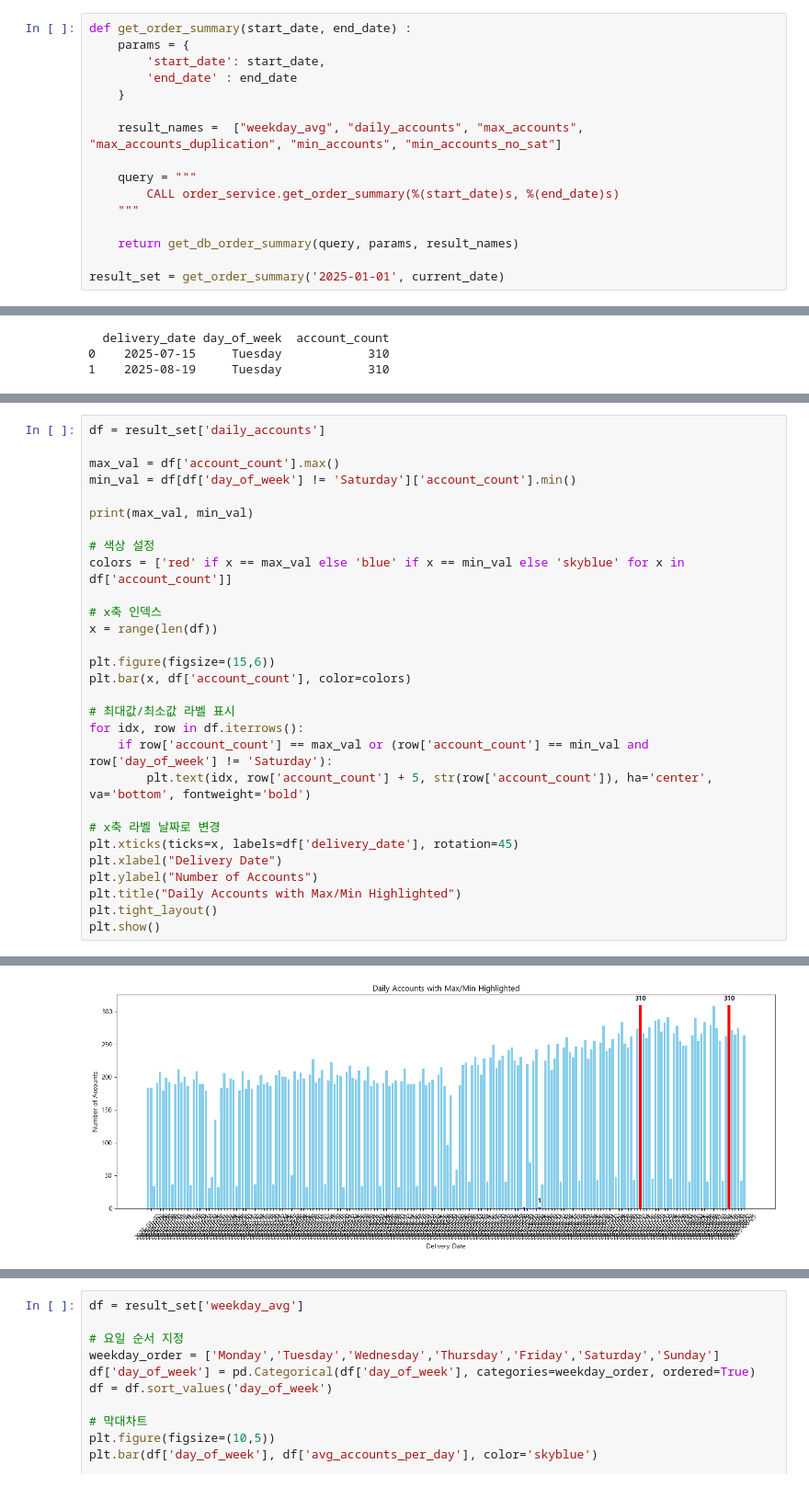
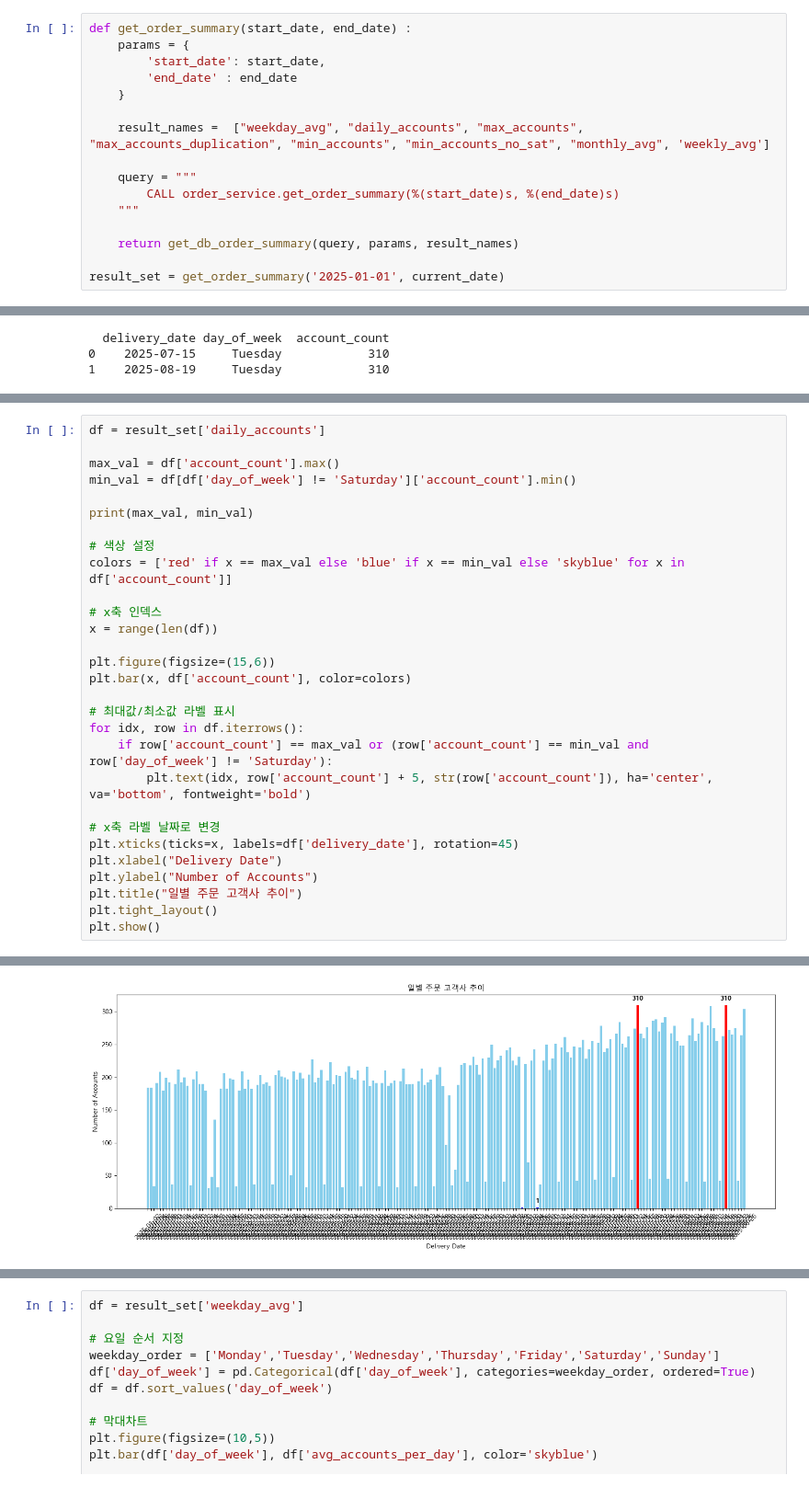
Before and after one commit to sh95fit/lunchlab, a Jupyter notebook: meal/analysis.ipynb, the cells around one changed output, grey strips where cells are left out. Shown at 92% size. Cells and saved outputs as stored; diff of their text form.

```diff
--- a/meal/analysis.ipynb
+++ b/meal/analysis.ipynb
@@ -459,7 +459,7 @@ def get_order_summary(start_date, end_date) :
         'end_date' : end_date
     }
 
-    result_names =  ["weekday_avg", "daily_accounts", "max_accounts", "max_accounts_duplication", "min_accounts", "min_accounts_no_sat"]
+    result_names =  ["weekday_avg", "daily_accounts", "max_accounts", "max_accounts_duplication", "min_accounts", "min_accounts_no_sat", "monthly_avg", 'weekly_avg']
 
     query = """
         CALL order_service.get_order_summary(%(start_date)s, %(end_date)s)
@@ -519,35 +551,35 @@ print(result_set['max_accounts_duplication'])
 # %%
 df = result_set['daily_accounts']
 
 max_val = df['account_count'].max()
 min_val = df[df['day_of_week'] != 'Saturday']['account_count'].min()
 
 print(max_val, min_val)
 
 # 색상 설정
 colors = ['red' if x == max_val else 'blue' if x == min_val else 'skyblue' for x in df['account_count']]
 
 # x축 인덱스
 x = range(len(df))
 
 plt.figure(figsize=(15,6))
 plt.bar(x, df['account_count'], color=colors)
 
 # 최대값/최소값 라벨 표시
 for idx, row in df.iterrows():
     if row['account_count'] == max_val or (row['account_count'] == min_val and row['day_of_week'] != 'Saturday'):
         plt.text(idx, row['account_count'] + 5, str(row['account_count']), ha='center', va='bottom', fontweight='bold')
 
 # x축 라벨 날짜로 변경
 plt.xticks(ticks=x, labels=df['delivery_date'], rotation=45)
 plt.xlabel("Delivery Date")
 plt.ylabel("Number of Accounts")
-plt.title("Daily Accounts with Max/Min Highlighted")
+plt.title("일별 주문 고객사 추이")
 plt.tight_layout()
 plt.show()
 # %% [output]
 310 1
-[figure, old version]
+[figure, new version]
 # %%
 df = result_set['daily_accounts']
 
```
Also changed, not shown: parts of 15 cells of this notebook.
